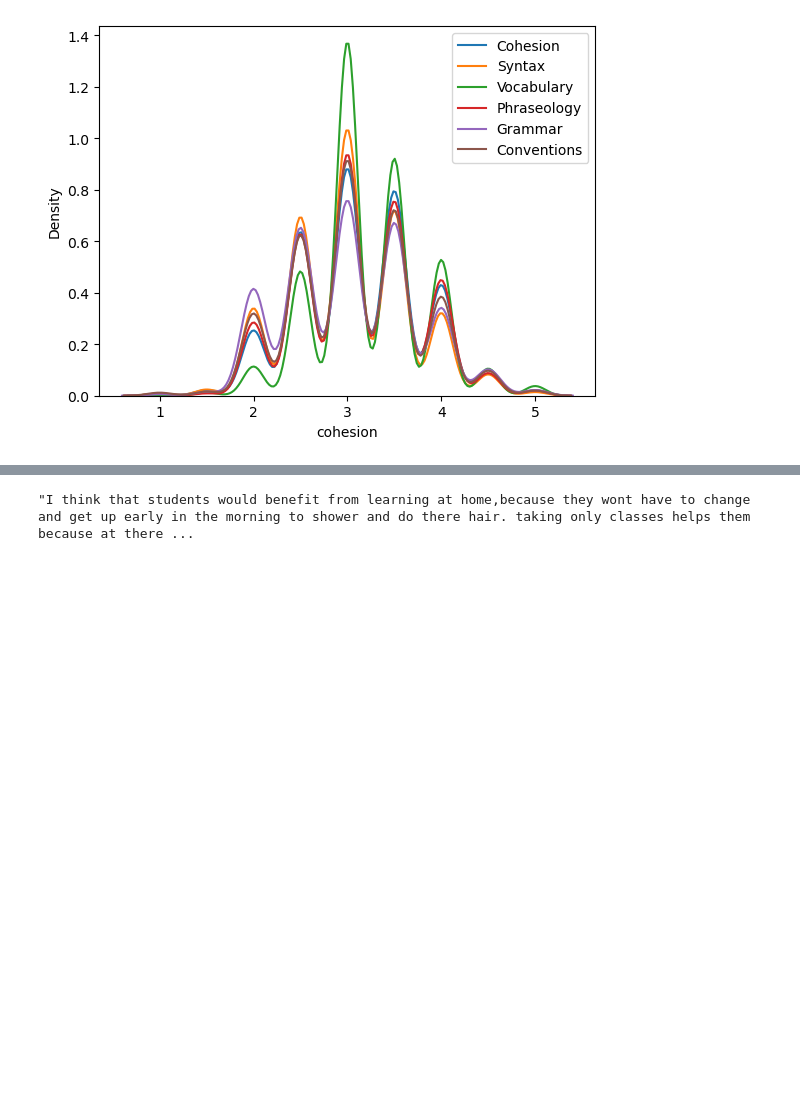
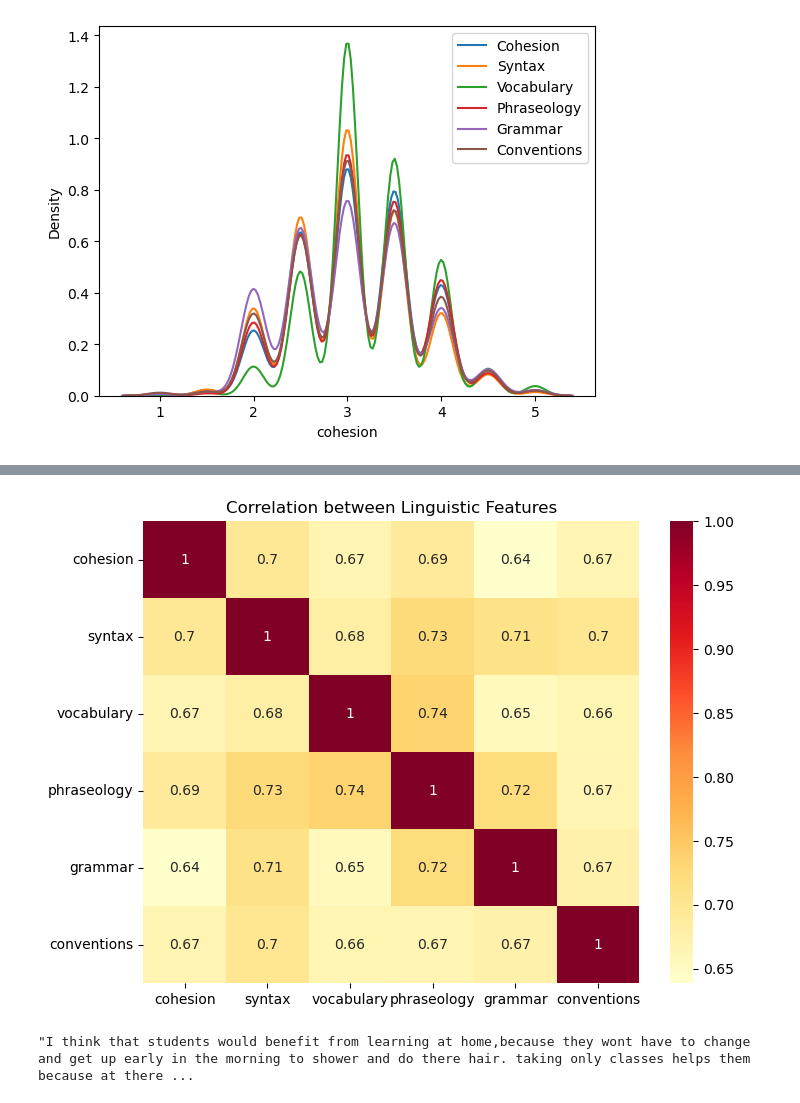
Before and after one commit to suhasmaddali/English-Language-Learning-Prediction-with-AI-and-Machine-Learning, a Jupyter notebook: Exploratory Data Analysis (EDA).ipynb, the cells around one changed output, grey strips where cells are left out. Cells and saved outputs as stored; diff of their text form; code cells hidden in the pictures; blank space fills up the shorter version.

```diff
--- a/Exploratory Data Analysis (EDA).ipynb
+++ b/Exploratory Data Analysis (EDA).ipynb
@@ -120,3 +148,20 @@ plt.show()
+# %%
+# Create a correlation matrix
+corr_matrix = df.corr()
+
+# Set figure size
+plt.figure(figsize=(8, 6))
+
+# Create heatmap
+sns.heatmap(corr_matrix, annot=True, cmap='YlOrRd')
+
+# Add title
+plt.title('Correlation between Linguistic Features')
+
+# Show the plot
+plt.show()
+# %% [output]
+[figure, added]
 # %%
 df['full_text'].iloc[0]
 # %% [output]
```
Also changed, not shown: parts of 9 cells of this notebook, 1 other file.
